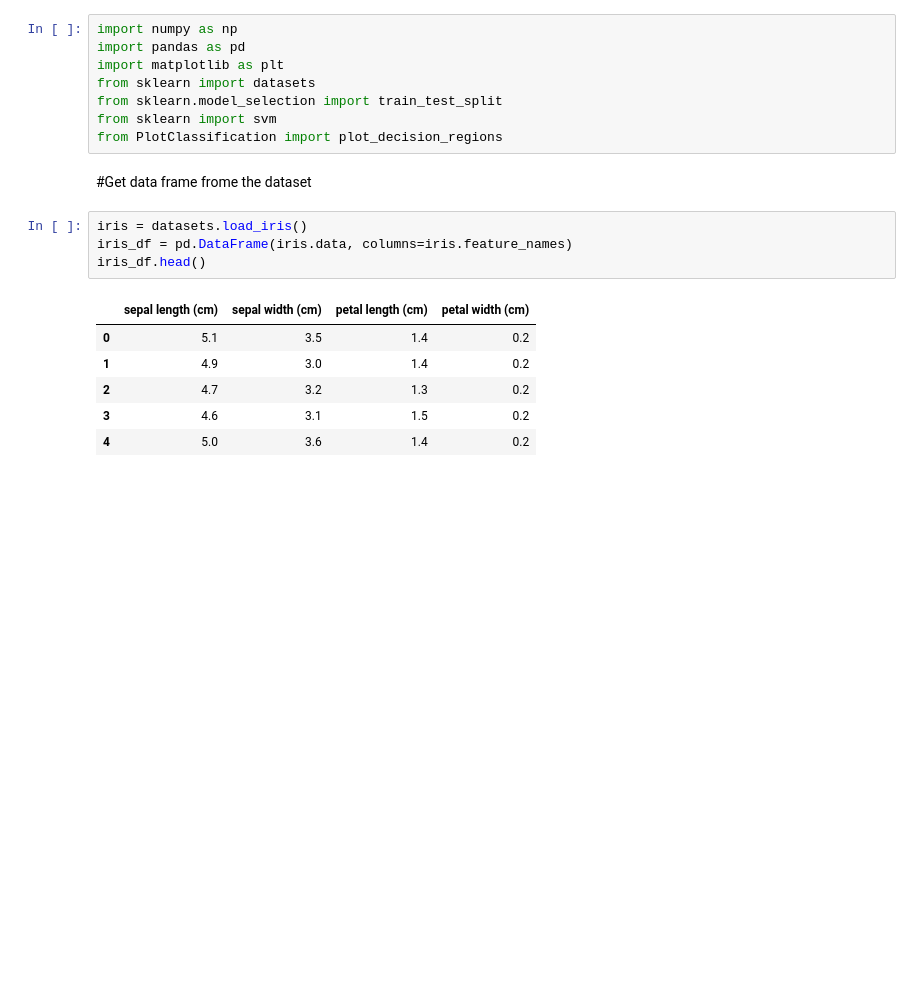
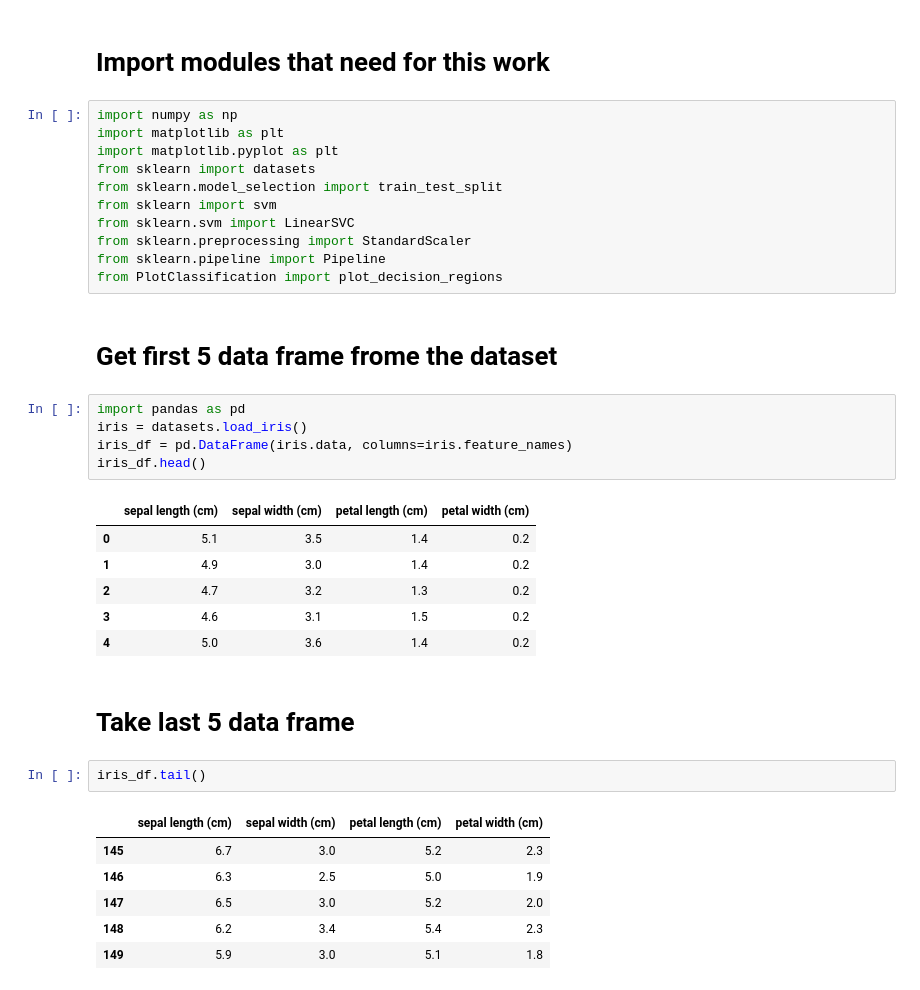
Before and after one commit to trietmt9/AI_Learning, a Jupyter notebook: Support_Vector_Machine/main.ipynb, the cells around one changed output. Cells and saved outputs as stored; diff of their text form; blank space fills up the shorter version.

```diff
--- a/Support_Vector_Machine/main.ipynb
+++ b/Support_Vector_Machine/main.ipynb
@@ -1,14 +1,20 @@
+# %% [markdown]
+# Import modules that need for this work
 # %%
 import numpy as np
-import pandas as pd
 import matplotlib as plt
+import matplotlib.pyplot as plt
 from sklearn import datasets
 from sklearn.model_selection import train_test_split
 from sklearn import svm
+from sklearn.svm import LinearSVC
+from sklearn.preprocessing import StandardScaler
+from sklearn.pipeline import Pipeline
 from PlotClassification import plot_decision_regions
 # %% [markdown]
-#Get data frame frome the dataset
+# Get first 5 data frame frome the dataset
 # %%
+import pandas as pd
 iris = datasets.load_iris()
 iris_df = pd.DataFrame(iris.data, columns=iris.feature_names)
 iris_df.head()
@@ -19,3 +25,14 @@ iris_df.head()
 | 2 | 4.7 | 3.2 | 1.3 | 0.2 |
 | 3 | 4.6 | 3.1 | 1.5 | 0.2 |
 | 4 | 5.0 | 3.6 | 1.4 | 0.2 |
+# %% [markdown]
+# Take last 5 data frame
+# %%
+iris_df.tail()
+# %% [output]
+|  | sepal length (cm) | sepal width (cm) | petal length (cm) | petal width (cm) |
+| 145 | 6.7 | 3.0 | 5.2 | 2.3 |
+| 146 | 6.3 | 2.5 | 5.0 | 1.9 |
+| 147 | 6.5 | 3.0 | 5.2 | 2.0 |
+| 148 | 6.2 | 3.4 | 5.4 | 2.3 |
+| 149 | 5.9 | 3.0 | 5.1 | 1.8 |
```
Also changed, not shown: parts of 8 cells of this notebook, 1 other file.
